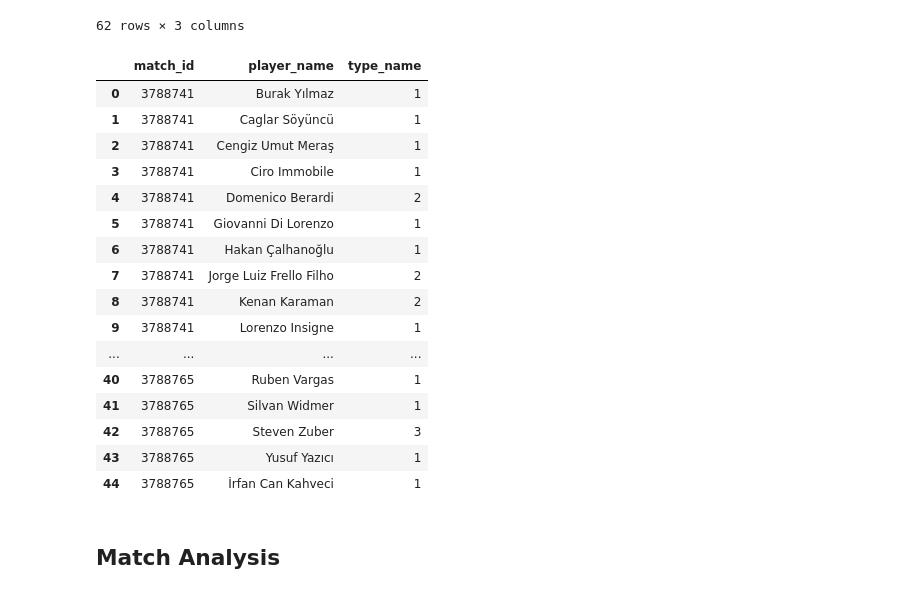
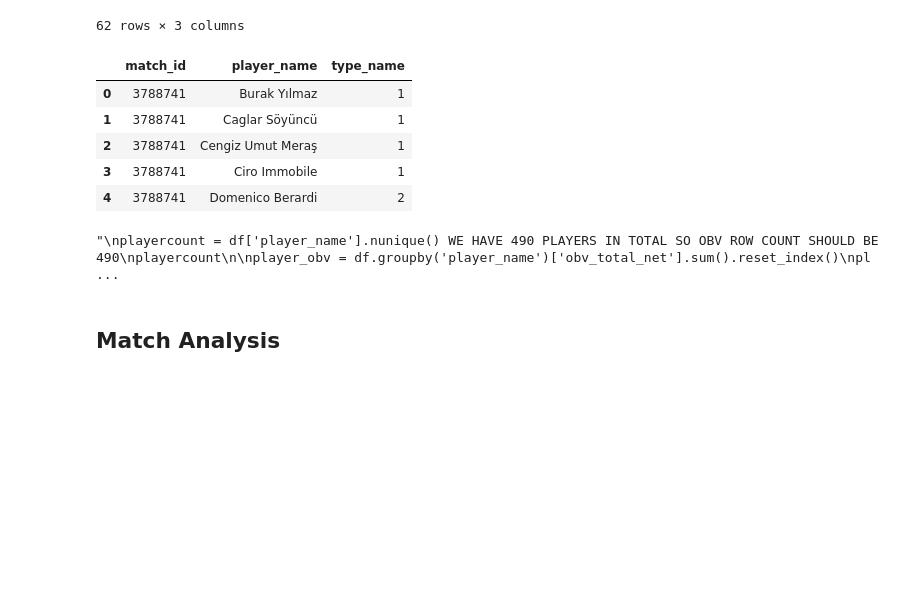
Before and after one commit to yyusufcoskun/Turkiye-EURO-2020-Analysis, a Jupyter notebook: main.ipynb, the cells around one changed output. Saved outputs shown, nothing was run; the diff lists cells and outputs as text; code cells hidden in the pictures; blank space fills up the shorter version.

```diff
--- a/main.ipynb
+++ b/main.ipynb
@@ -398,22 +439,11 @@ fordrbpast
 62 rows × 3 columns
 # %%
 drbpast_per_player = fordrbpast.groupby(['match_id', 'player_name']).size().reset_index(name='type_name')
-drbpast_per_player
+drbpast_per_player.head()
 # %% [output]
 |  | match_id | player_name | type_name |
 | 0 | 3788741 | Burak Yılmaz | 1 |
 | 1 | 3788741 | Caglar Söyüncü | 1 |
 | 2 | 3788741 | Cengiz Umut Meraş | 1 |
 | 3 | 3788741 | Ciro Immobile | 1 |
 | 4 | 3788741 | Domenico Berardi | 2 |
-| 5 | 3788741 | Giovanni Di Lorenzo | 1 |
-| 6 | 3788741 | Hakan Çalhanoğlu | 1 |
-| 7 | 3788741 | Jorge Luiz Frello Filho | 2 |
-| 8 | 3788741 | Kenan Karaman | 2 |
-| 9 | 3788741 | Lorenzo Insigne | 1 |
-| ... | ... | ... | ... |
-| 40 | 3788765 | Ruben Vargas | 1 |
-| 41 | 3788765 | Silvan Widmer | 1 |
-| 42 | 3788765 | Steven Zuber | 3 |
-| 43 | 3788765 | Yusuf Yazıcı | 1 |
-| 44 | 3788765 | İrfan Can Kahveci | 1 |
@@ -423,3 +450,15 @@ drbpast_per_player
+# %%
+'''
+playercount = df['player_name'].nunique() WE HAVE 490 PLAYERS IN TOTAL SO OBV ROW COUNT SHOULD BE 490
+playercount
+
+player_obv = df.groupby('player_name')['obv_total_net'].sum().reset_index()
+player_obv['obv_per90'] = player_obv['obv_total_net'] / 90
+
+player_obv
+'''
+# %% [output]
+"\nplayercount = df['player_name'].nunique() WE HAVE 490 PLAYERS IN TOTAL SO OBV ROW COUNT SHOULD BE 490\nplayercount\n\nplayer_obv = df.groupby('player_name')['obv_total_net'].sum().reset_index()\npl ...
 # %%
 def plot_xg_race(dataframe, matchid, team1, team2):
 
```
Also changed, not shown: parts of 17 cells of this notebook.
